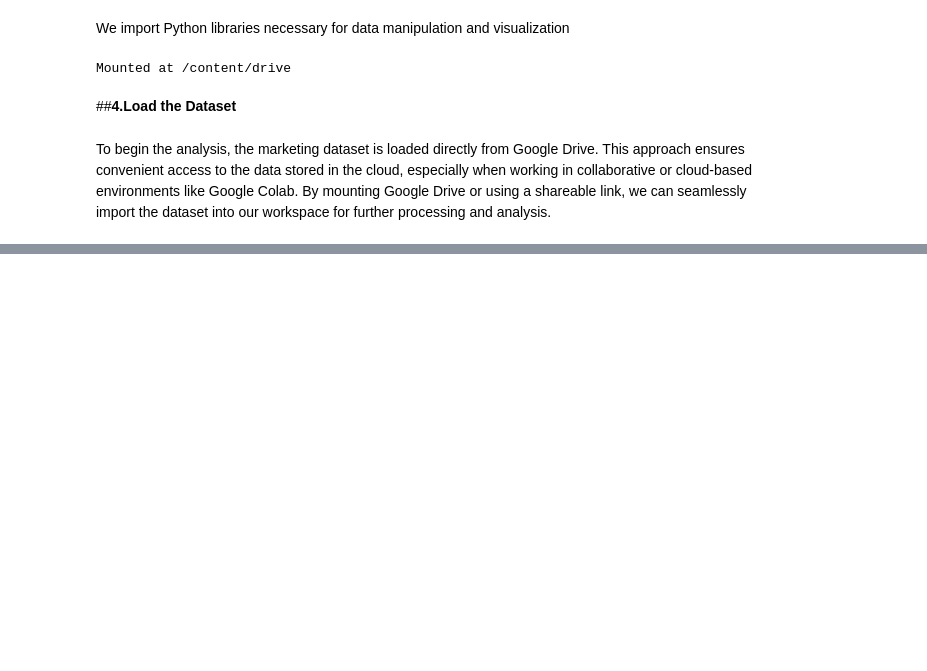
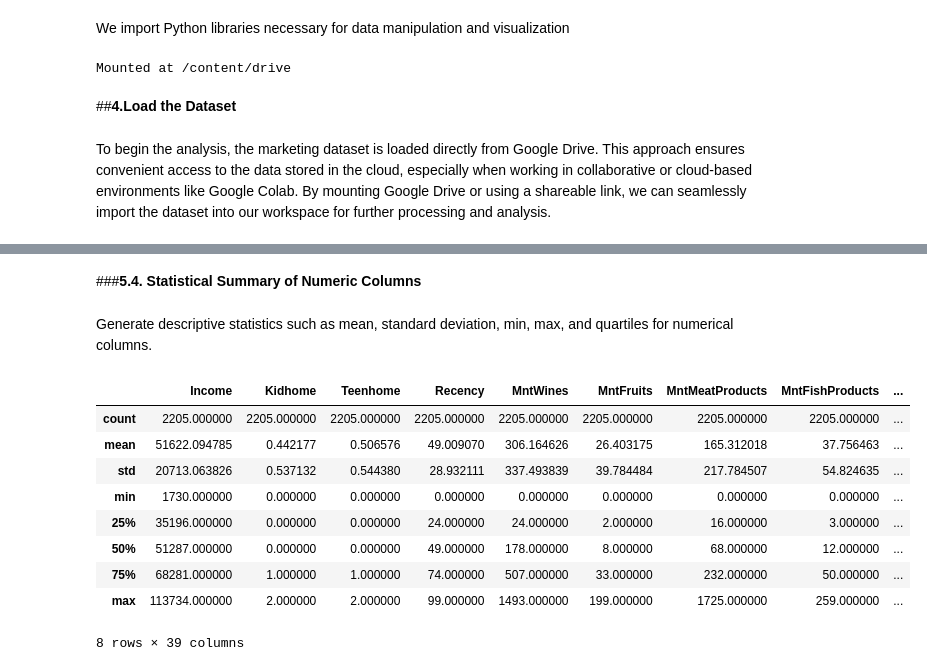
Before and after one commit to Sagarjain93/Marketing, a Jupyter notebook: Food.ipynb, the cells around one changed output, grey strips where cells are left out. Saved outputs shown, nothing was run; the diff lists cells and outputs as text; code cells hidden in the pictures; blank space fills up the shorter version.

Commit message:
feat: perform initial dataset inspection
- Checked dataset shape, columns, and data types
- Identified missing values and basic stats

```diff
--- a/Food.ipynb
+++ b/Food.ipynb
@@ -34,0 +89,17 @@ df = pd.read_csv('/content/drive/MyDrive/colab/eda/7. Marketing/FOOD/ifood_df.cs
+# %% [markdown]
+###**5.4. Statistical Summary of Numeric Columns**
+# %% [markdown]
+Generate descriptive statistics such as mean, standard deviation, min, max, and quartiles for numerical columns.
+# %%
+df.select_dtypes(include='number').describe()
+# %% [output]
+|  | Income | Kidhome | Teenhome | Recency | MntWines | MntFruits | MntMeatProducts | MntFishProducts | ... |
+| count | 2205.000000 | 2205.000000 | 2205.000000 | 2205.000000 | 2205.000000 | 2205.000000 | 2205.000000 | 2205.000000 | ... |
+| mean | 51622.094785 | 0.442177 | 0.506576 | 49.009070 | 306.164626 | 26.403175 | 165.312018 | 37.756463 | ... |
+| std | 20713.063826 | 0.537132 | 0.544380 | 28.932111 | 337.493839 | 39.784484 | 217.784507 | 54.824635 | ... |
+| min | 1730.000000 | 0.000000 | 0.000000 | 0.000000 | 0.000000 | 0.000000 | 0.000000 | 0.000000 | ... |
+| 25% | 35196.000000 | 0.000000 | 0.000000 | 24.000000 | 24.000000 | 2.000000 | 16.000000 | 3.000000 | ... |
+| 50% | 51287.000000 | 0.000000 | 0.000000 | 49.000000 | 178.000000 | 8.000000 | 68.000000 | 12.000000 | ... |
+| 75% | 68281.000000 | 1.000000 | 1.000000 | 74.000000 | 507.000000 | 33.000000 | 232.000000 | 50.000000 | ... |
+| max | 113734.000000 | 2.000000 | 2.000000 | 99.000000 | 1493.000000 | 199.000000 | 1725.000000 | 259.000000 | ... |
+8 rows × 39 columns
```
Also changed, not shown: parts of 16 cells of this notebook.
